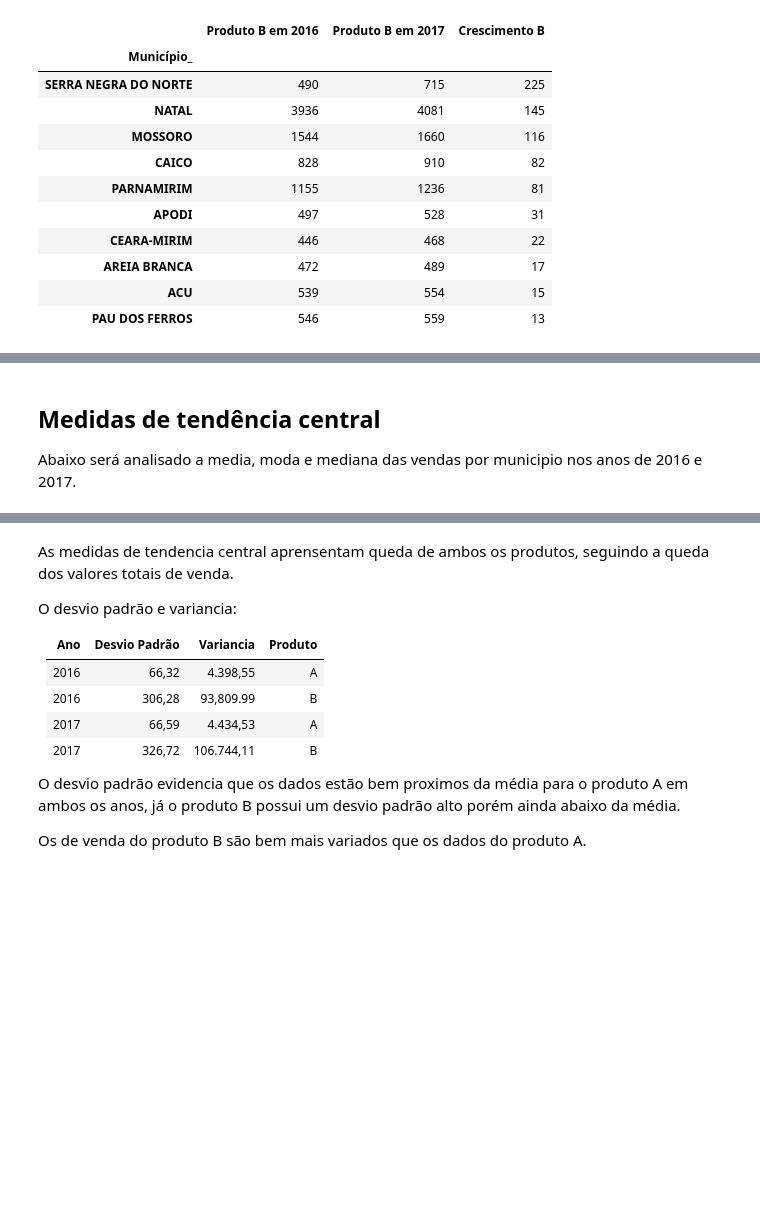
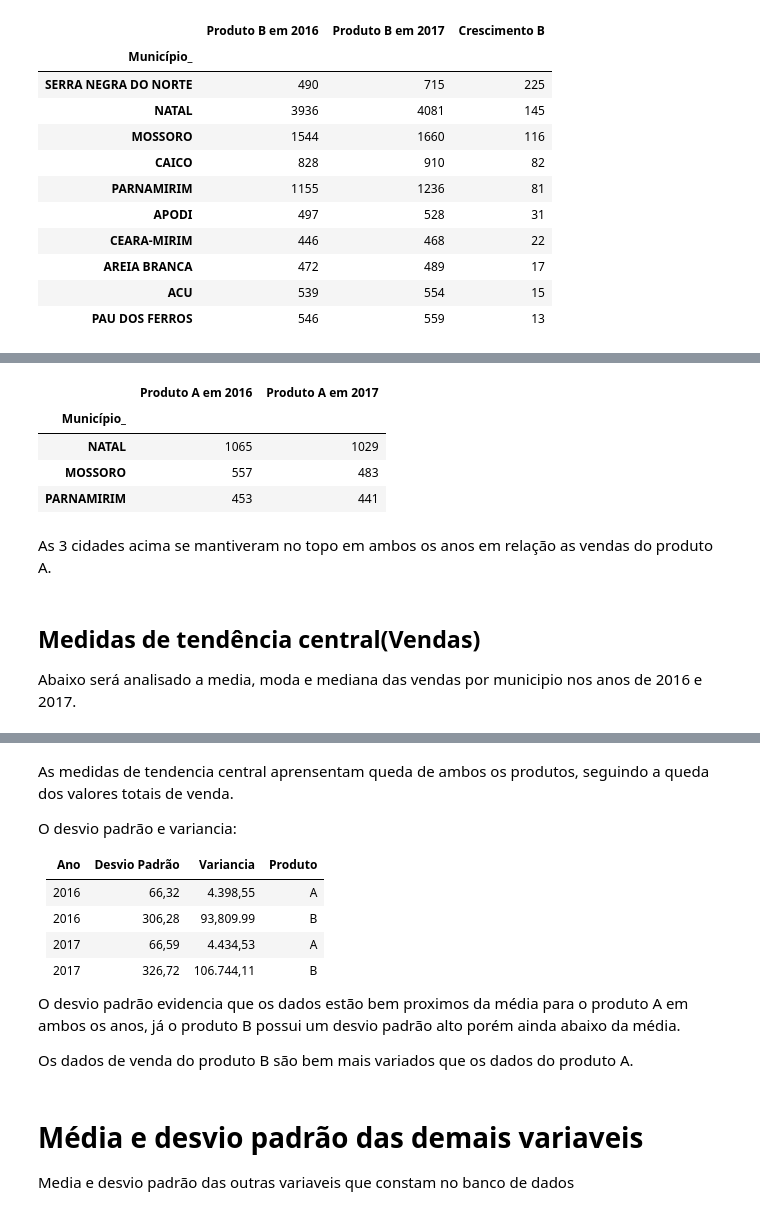
Before and after one commit to VictorGabrielRM/estatistica, a Jupyter notebook: Trabalho de estatistica.ipynb, the cells around one changed output, grey strips where cells are left out. Drawn from its saved outputs; the diff is of its cells as text; code cells hidden in the pictures; blank space fills up the shorter version.

```diff
--- a/Trabalho de estatistica.ipynb
+++ b/Trabalho de estatistica.ipynb
@@ -136,5 +178,15 @@ df1[['Município_', 'Produto B em 2016', 'Produto B em 2017', 'Crescimento B']].
+# %%
+df1[['Município_', 'Produto A em 2016','Produto A em 2017']].set_index('Município_').sort_values(by=['Produto A em 2016', 'Produto A em 2017'],ascending=False).head(3)
+# %% [output]
+|  | Produto A em 2016 | Produto A em 2017 |
+| Município_ |  |  |
+| NATAL | 1065 | 1029 |
+| MOSSORO | 557 | 483 |
+| PARNAMIRIM | 453 | 441 |
+# %% [markdown]
+As 3 cidades acima se mantiveram no topo em ambos os anos em relação as vendas do produto A.
 # %% [markdown]
-## Medidas de tendência central
+## Medidas de tendência central(Vendas)
 
 Abaixo será analisado a media, moda e mediana das vendas por municipio nos anos de 2016 e 2017.
 # %%
@@ -201,4 +251,8 @@ O desvio padrão e variancia:
 O desvio padrão evidencia que os dados estão bem proximos da média para o produto A em ambos os anos, já o produto B
 possui um desvio padrão alto porém ainda abaixo da média.
 
-Os de venda do produto B são bem mais variados que os dados do produto A.
+Os dados de venda do produto B são bem mais variados que os dados do produto A.
+# %% [markdown]
+# Média e desvio padrão das demais variaveis
+
+Media e desvio padrão das outras variaveis que constam no banco de dados
```
Also changed, not shown: parts of 11 cells of this notebook, 1 other file.
